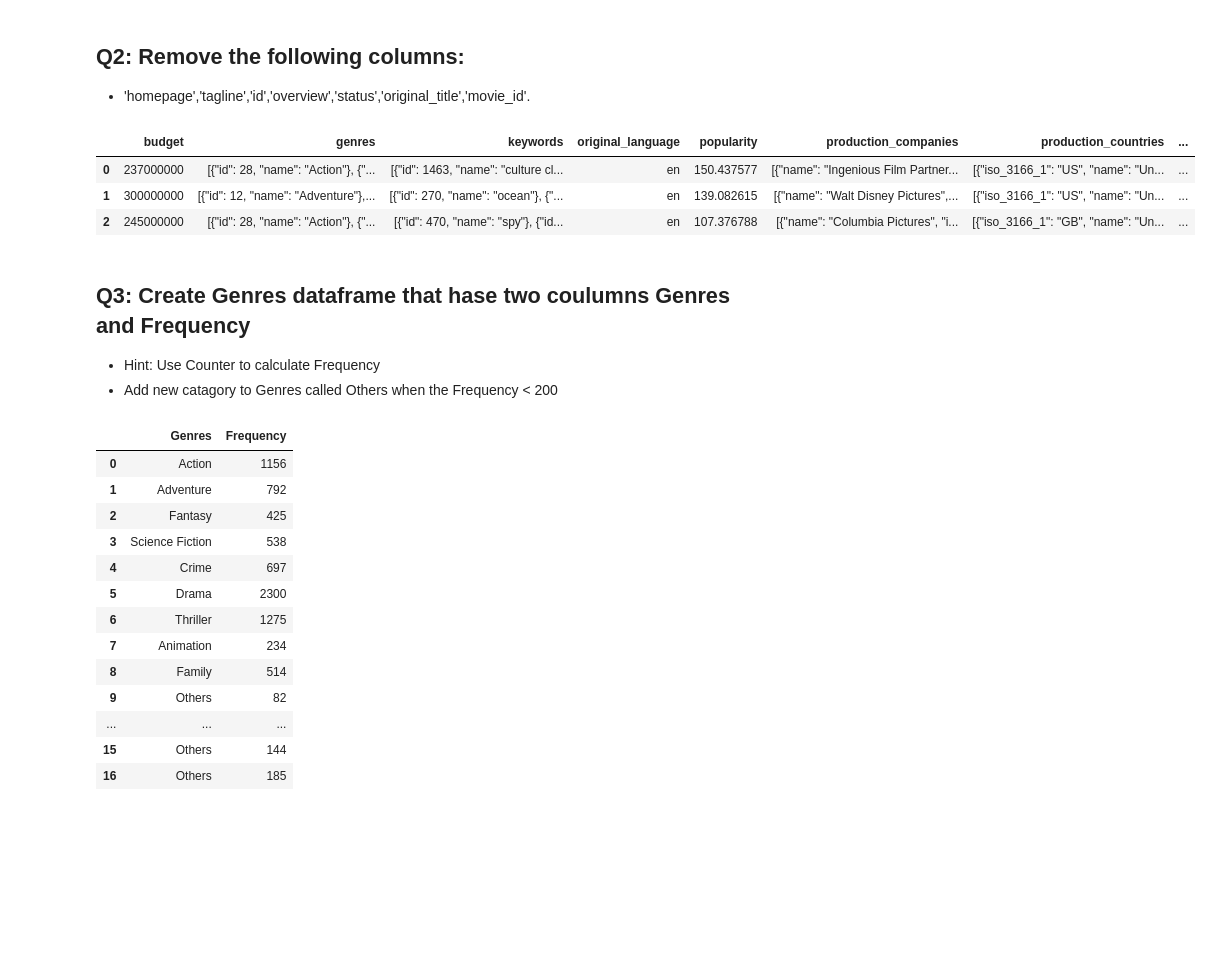
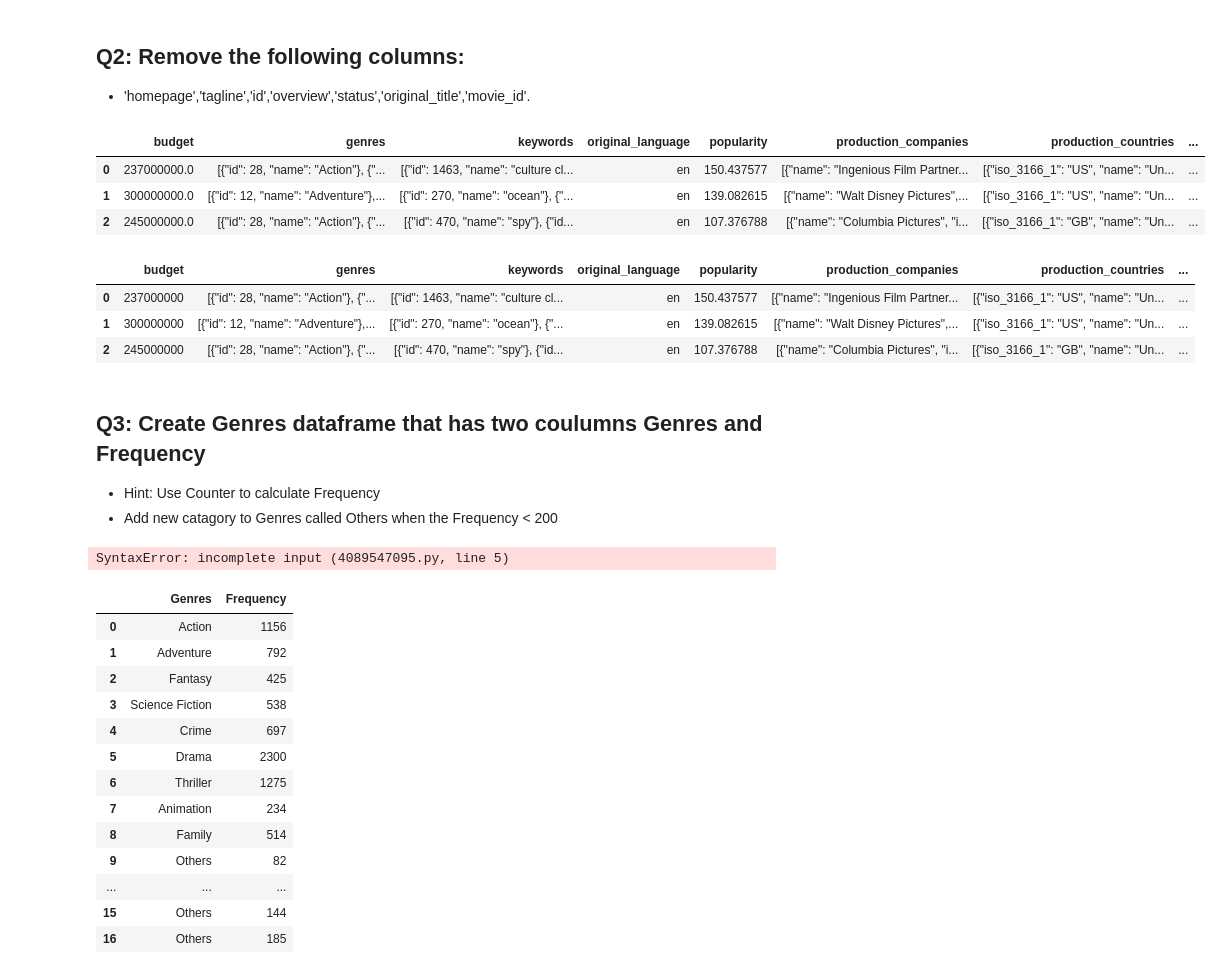
Before and after one commit to Tuwaiq-Data-Science-Bootcamp-V5/Plotly-Lab1, a Jupyter notebook: Plotly_Assignment.ipynb, the cells around one changed output. Cells and saved outputs as stored; diff of their text form; code cells hidden in the pictures; blank space fills up the shorter version.

```diff
--- a/Plotly_Assignment.ipynb
+++ b/Plotly_Assignment.ipynb
@@ -68,3 +102,7 @@ dtypes: int64(1), object(3)
 memory usage: 150.2+ KB
 # %% [markdown]
 ## Q1: Combine the two datsets as one dataframe
+# %%
+dfcombine=[movies, credits]
+df = pd.concat(dfcombine)
+df.head(2)
@@ -77,6 +121,14 @@ memory usage: 150.2+ KB
 # %% [markdown]
 ## Q2: Remove the following columns:
 - 'homepage','tagline','id','overview','status','original_title','movie_id'.
+# %%
+df.drop(columns=['homepage','tagline','id','overview','status','original_title','movie_id'], inplace=True)
+df.head(3)
+# %% [output]
+|  | budget | genres | keywords | original_language | popularity | production_companies | production_countries | ... |
+| 0 | 237000000.0 | [{"id": 28, "name": "Action"}, {"... | [{"id": 1463, "name": "culture cl... | en | 150.437577 | [{"name": "Ingenious Film Partner... | [{"iso_3166_1": "US", "name": "Un... | ... |
+| 1 | 300000000.0 | [{"id": 12, "name": "Adventure"},... | [{"id": 270, "name": "ocean"}, {"... | en | 139.082615 | [{"name": "Walt Disney Pictures",... | [{"iso_3166_1": "US", "name": "Un... | ... |
+| 2 | 245000000.0 | [{"id": 28, "name": "Action"}, {"... | [{"id": 470, "name": "spy"}, {"id... | en | 107.376788 | [{"name": "Columbia Pictures", "i... | [{"iso_3166_1": "GB", "name": "Un... | ... |
 # %%
 movies.head(3)
 # %% [output]
@@ -85,9 +137,17 @@ movies.head(3)
 | 1 | 300000000 | [{"id": 12, "name": "Adventure"},... | [{"id": 270, "name": "ocean"}, {"... | en | 139.082615 | [{"name": "Walt Disney Pictures",... | [{"iso_3166_1": "US", "name": "Un... | ... |
 | 2 | 245000000 | [{"id": 28, "name": "Action"}, {"... | [{"id": 470, "name": "spy"}, {"id... | en | 107.376788 | [{"name": "Columbia Pictures", "i... | [{"iso_3166_1": "GB", "name": "Un... | ... |
 # %% [markdown]
-## Q3: Create Genres dataframe that hase two coulumns Genres and Frequency
+## Q3: Create Genres dataframe that has two coulumns Genres and Frequency
 - Hint: Use Counter to calculate Frequency
 - Add new catagory to Genres called Others when the Frequency < 200
+# %%
+gen_list = df["genres"].values.tolist()
+dic={'Action':0,'Adventure':0,'Fantasy':0,'Thriller':0,'Science Fiction':0,'Crime':0,'Drama':0,'Animation':0,'Family':0,\
+        'Comedy':0,'Romance':0,'Horror':0,'Mystery':0,'others':0}
+for key in dic.keys():
+    for i in gen_list:
+# %% [output]
+SyntaxError: incomplete input (4089547095.py, line 5)
 # %%
 # %% [output]
 |  | Genres | Frequency |
```
Also changed, not shown: parts of 8 cells of this notebook, 2 other files.
